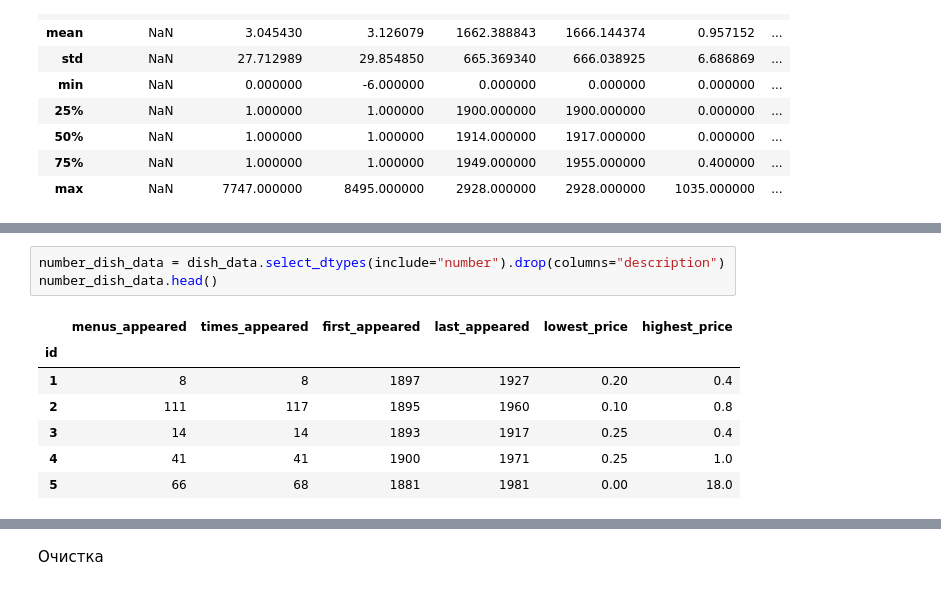
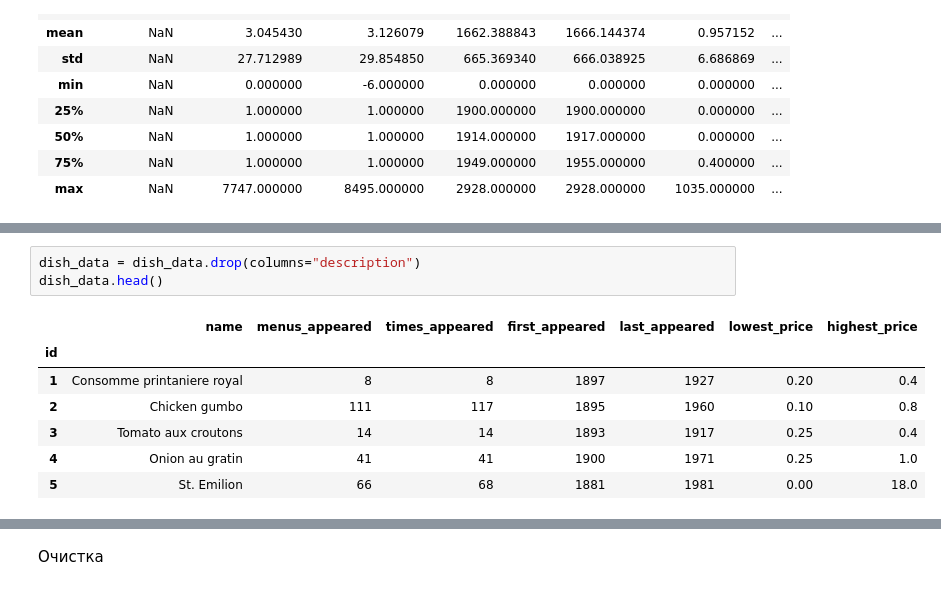
Before and after one commit to twisted1g/BigDataLabs, a Jupyter notebook: lab5/cluster.ipynb, the cells around one changed output, grey strips where cells are left out. Saved outputs shown, nothing was run; the diff lists cells and outputs as text.

```diff
--- a/lab5/cluster.ipynb
+++ b/lab5/cluster.ipynb
@@ -20,11 +28,11 @@ dish_data.describe()
 # %%
-number_dish_data = dish_data.select_dtypes(include="number").drop(columns="description")
-number_dish_data.head()
+dish_data = dish_data.drop(columns="description")
+dish_data.head()
 # %% [output]
-|  | menus_appeared | times_appeared | first_appeared | last_appeared | lowest_price | highest_price |
-| id |  |  |  |  |  |  |
-| 1 | 8 | 8 | 1897 | 1927 | 0.20 | 0.4 |
-| 2 | 111 | 117 | 1895 | 1960 | 0.10 | 0.8 |
-| 3 | 14 | 14 | 1893 | 1917 | 0.25 | 0.4 |
-| 4 | 41 | 41 | 1900 | 1971 | 0.25 | 1.0 |
-| 5 | 66 | 68 | 1881 | 1981 | 0.00 | 18.0 |
+|  | name | menus_appeared | times_appeared | first_appeared | last_appeared | lowest_price | highest_price |
+| id |  |  |  |  |  |  |  |
+| 1 | Consomme printaniere royal | 8 | 8 | 1897 | 1927 | 0.20 | 0.4 |
+| 2 | Chicken gumbo | 111 | 117 | 1895 | 1960 | 0.10 | 0.8 |
+| 3 | Tomato aux croutons | 14 | 14 | 1893 | 1917 | 0.25 | 0.4 |
+| 4 | Onion au gratin | 41 | 41 | 1900 | 1971 | 0.25 | 1.0 |
+| 5 | St. Emilion | 66 | 68 | 1881 | 1981 | 0.00 | 18.0 |
```
Also changed, not shown: parts of 17 cells of this notebook, 1 other file.
